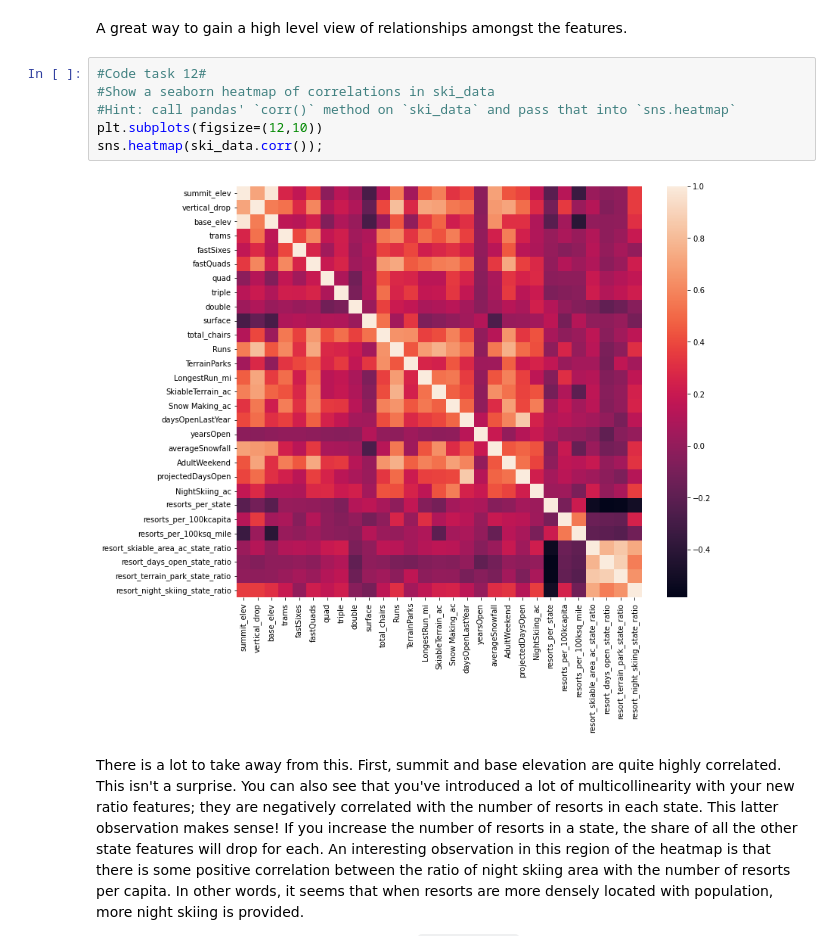
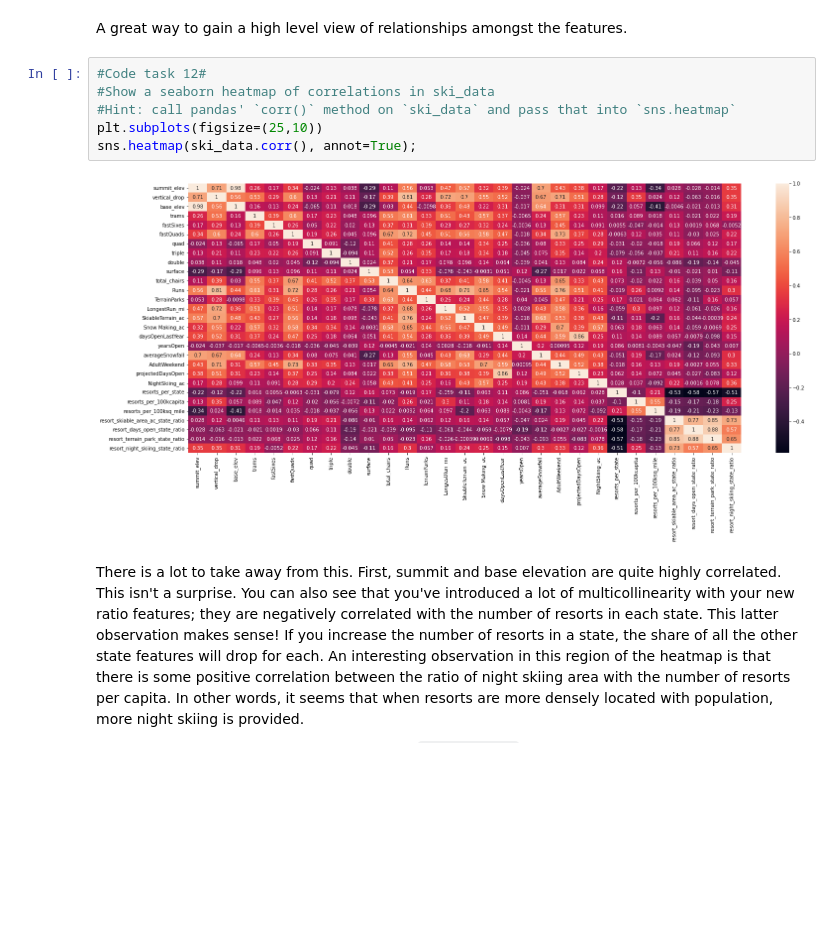
Before and after one commit to yuliyaselevich/DataScienceGuidedCapstone, a Jupyter notebook: Notebooks/03_exploratory_data_analysis.ipynb, the cells around one changed output. Drawn from its saved outputs; the diff is of its cells as text; blank space fills up the shorter version.

```diff
--- a/Notebooks/03_exploratory_data_analysis.ipynb
+++ b/Notebooks/03_exploratory_data_analysis.ipynb
@@ -769,11 +769,11 @@ A great way to gain a high level view of relationships amongst the features.
 # %%
 #Code task 12#
 #Show a seaborn heatmap of correlations in ski_data
 #Hint: call pandas' `corr()` method on `ski_data` and pass that into `sns.heatmap`
-plt.subplots(figsize=(12,10))
-sns.heatmap(ski_data.corr());
+plt.subplots(figsize=(25,10))
+sns.heatmap(ski_data.corr(), annot=True);
 # %% [output]
-[figure, old version]
+[figure, new version]
 # %% [markdown]
 There is a lot to take away from this. First, summit and base elevation are quite highly correlated. This isn't a surprise. You can also see that you've introduced a lot of multicollinearity with your new ratio features; they are negatively correlated with the number of resorts in each state. This latter observation makes sense! If you increase the number of resorts in a state, the share of all the other state features will drop for each. An interesting observation in this region of the heatmap is that there is some positive correlation between the ratio of night skiing area with the number of resorts per capita. In other words, it seems that when resorts are more densely located with population, more night skiing is provided.
 
```
